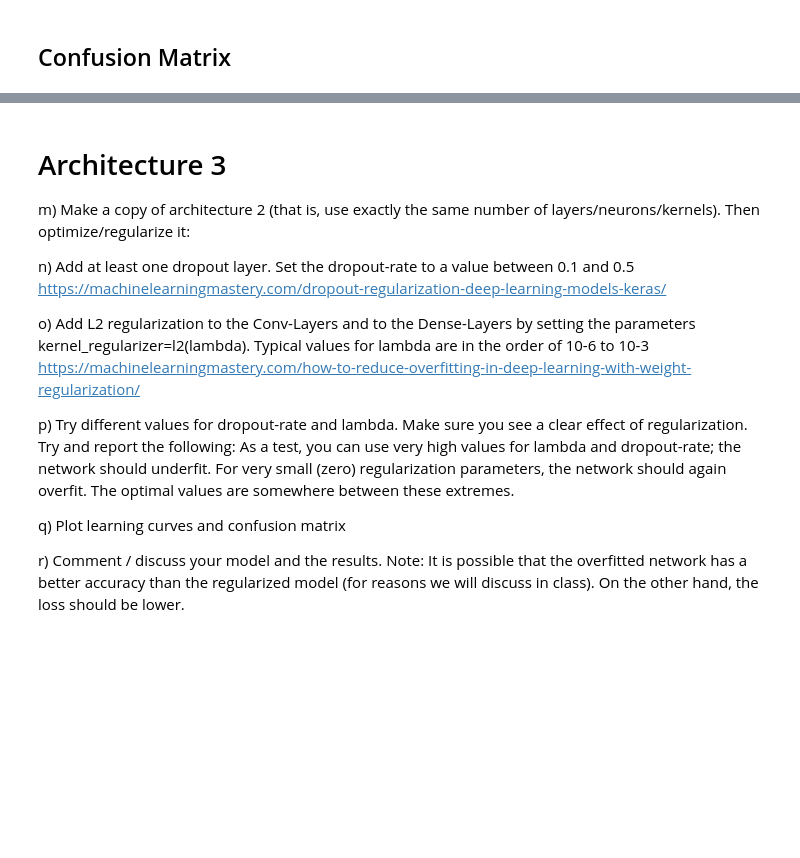
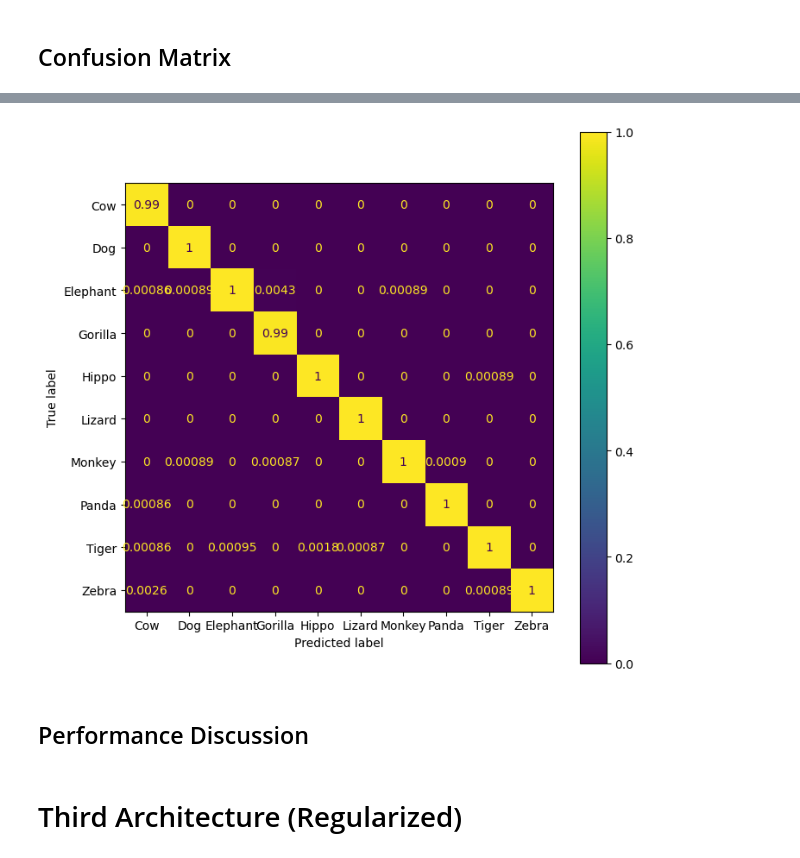
Before and after one commit to schbm/cnn-mc-classification, a Jupyter notebook: notebook/main.ipynb, the cells around one changed output, grey strips where cells are left out. Drawn from its saved outputs; the diff is of its cells as text; code cells hidden in the pictures; blank space fills up the shorter version.

```diff
--- a/notebook/main.ipynb
+++ b/notebook/main.ipynb
@@ -626,23 +566,12 @@ plt.show()
-# %% [markdown]
-# Architecture 3
-
-m) Make a copy of architecture 2 (that is, use exactly the same number of layers/neurons/kernels).
-Then optimize/regularize it:
-
-n) Add at least one dropout layer. Set the dropout-rate to a value between 0.1 and 0.5
-https://machinelearningmastery.com/dropout-regularization-deep-learning-models-keras/
-
-o) Add L2 regularization to the Conv-Layers and to the Dense-Layers by setting the parameters
-kernel_regularizer=l2(lambda). Typical values for lambda are in the order of 10-6 to 10-3
-https://machinelearningmastery.com/how-to-reduce-overfitting-in-deep-learning-with-weight-regularization/
-
-p) Try different values for dropout-rate and lambda. Make sure you see a clear effect of regularization.
-Try and report the following: As a test, you can use very high values for lambda and dropout-rate;
-the network should underfit. For very small (zero) regularization parameters, the network should
-again overfit. The optimal values are somewhere between these extremes.
-
-q) Plot learning curves and confusion matrix
-
-r) Comment / discuss your model and the results.
-Note: It is possible that the overfitted network has a better accuracy than the regularized model
-(for reasons we will discuss in class). On the other hand, the loss should be lower.
+# %%
+cm = confusion_matrix(true_labels, predicted_labels, normalize='pred')
+disp = ConfusionMatrixDisplay(confusion_matrix=cm, display_labels=class_names)
+fig, ax = plt.subplots(figsize=(8,8))
+disp.plot(ax=ax)
+plt.show()
+# %% [output]
+[figure, added]
+# %% [markdown]
+## Performance Discussion
+# %% [markdown]
+# Third Architecture (Regularized)
```
Also changed, not shown: parts of 66 cells of this notebook, 5 other files.
